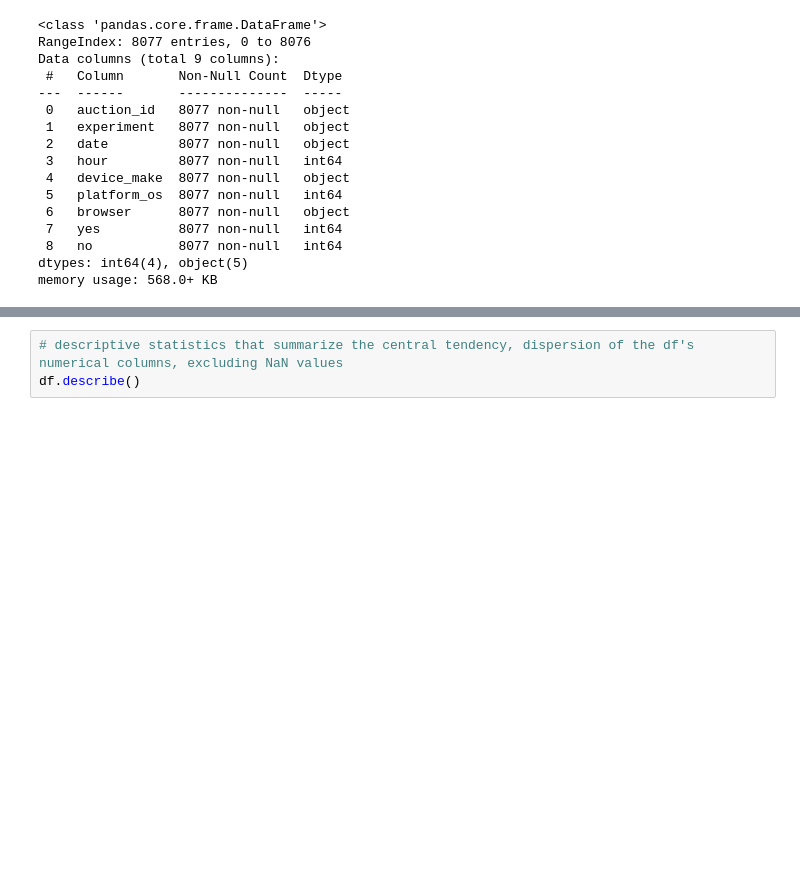
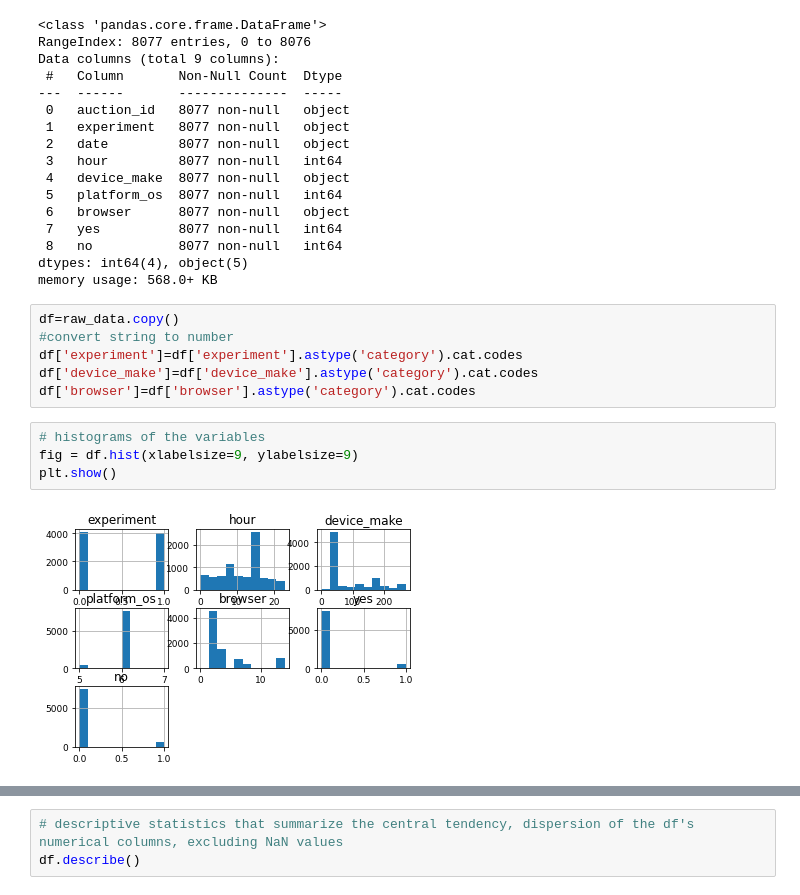
Before and after one commit to AB-Hypothesis-Testing/AB-Testing, a Jupyter notebook: notebooks/EDA.ipynb, the cells around one changed output, grey strips where cells are left out. Saved outputs shown, nothing was run; the diff lists cells and outputs as text; blank space fills up the shorter version.

```diff
--- a/notebooks/EDA.ipynb
+++ b/notebooks/EDA.ipynb
@@ -61,6 +69,18 @@ Data columns (total 9 columns):
  8   no           8077 non-null   int64
 dtypes: int64(4), object(5)
 memory usage: 568.0+ KB
+# %%
+df=raw_data.copy()
+#convert string to number
+df['experiment']=df['experiment'].astype('category').cat.codes
+df['device_make']=df['device_make'].astype('category').cat.codes
+df['browser']=df['browser'].astype('category').cat.codes
+# %%
+# histograms of the variables
+fig = df.hist(xlabelsize=9, ylabelsize=9)
+plt.show()
+# %% [output]
+[figure, added]
 # %%
 list(raw_data.columns)
 # %% [output]
```
Also changed, not shown: parts of 5 cells of this notebook.
